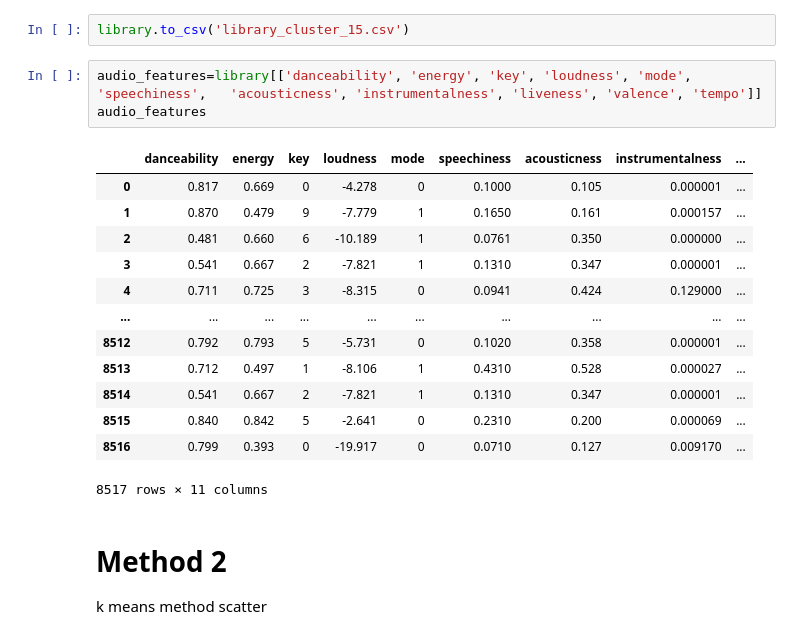
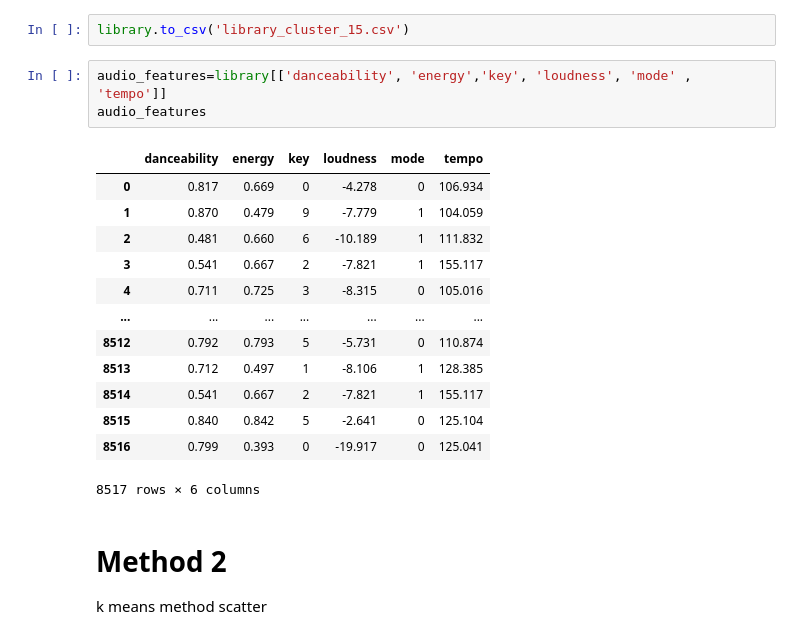
Before and after one commit to EljMorgan/ProjectSpotipy_MusicRecommender, a Jupyter notebook: part_cluster_8k.ipynb, the cells around one changed output. Cells and saved outputs as stored; diff of their text form.

```diff
--- a/part_cluster_8k.ipynb
+++ b/part_cluster_8k.ipynb
@@ -149,22 +149,22 @@ fig.show()
 # %%
 library.to_csv('library_cluster_15.csv')
 # %%
-audio_features=library[['danceability', 'energy', 'key', 'loudness', 'mode', 'speechiness',   'acousticness', 'instrumentalness', 'liveness', 'valence', 'tempo']]
+audio_features=library[['danceability', 'energy','key', 'loudness', 'mode' , 'tempo']]
 audio_features
 # %% [output]
-|  | danceability | energy | key | loudness | mode | speechiness | acousticness | instrumentalness | ... |
-| 0 | 0.817 | 0.669 | 0 | -4.278 | 0 | 0.1000 | 0.105 | 0.000001 | ... |
-| 1 | 0.870 | 0.479 | 9 | -7.779 | 1 | 0.1650 | 0.161 | 0.000157 | ... |
-| 2 | 0.481 | 0.660 | 6 | -10.189 | 1 | 0.0761 | 0.350 | 0.000000 | ... |
-| 3 | 0.541 | 0.667 | 2 | -7.821 | 1 | 0.1310 | 0.347 | 0.000001 | ... |
-| 4 | 0.711 | 0.725 | 3 | -8.315 | 0 | 0.0941 | 0.424 | 0.129000 | ... |
-| ... | ... | ... | ... | ... | ... | ... | ... | ... | ... |
-| 8512 | 0.792 | 0.793 | 5 | -5.731 | 0 | 0.1020 | 0.358 | 0.000001 | ... |
-| 8513 | 0.712 | 0.497 | 1 | -8.106 | 1 | 0.4310 | 0.528 | 0.000027 | ... |
-| 8514 | 0.541 | 0.667 | 2 | -7.821 | 1 | 0.1310 | 0.347 | 0.000001 | ... |
-| 8515 | 0.840 | 0.842 | 5 | -2.641 | 0 | 0.2310 | 0.200 | 0.000069 | ... |
-| 8516 | 0.799 | 0.393 | 0 | -19.917 | 0 | 0.0710 | 0.127 | 0.009170 | ... |
+|  | danceability | energy | key | loudness | mode | tempo |
+| 0 | 0.817 | 0.669 | 0 | -4.278 | 0 | 106.934 |
+| 1 | 0.870 | 0.479 | 9 | -7.779 | 1 | 104.059 |
+| 2 | 0.481 | 0.660 | 6 | -10.189 | 1 | 111.832 |
+| 3 | 0.541 | 0.667 | 2 | -7.821 | 1 | 155.117 |
+| 4 | 0.711 | 0.725 | 3 | -8.315 | 0 | 105.016 |
+| ... | ... | ... | ... | ... | ... | ... |
+| 8512 | 0.792 | 0.793 | 5 | -5.731 | 0 | 110.874 |
+| 8513 | 0.712 | 0.497 | 1 | -8.106 | 1 | 128.385 |
+| 8514 | 0.541 | 0.667 | 2 | -7.821 | 1 | 155.117 |
+| 8515 | 0.840 | 0.842 | 5 | -2.641 | 0 | 125.104 |
+| 8516 | 0.799 | 0.393 | 0 | -19.917 | 0 | 125.041 |
-8517 rows × 11 columns
+8517 rows × 6 columns
 # %% [markdown]
 # Method 2
 k means method scatter
```
Also changed, not shown: parts of 10 cells of this notebook, 3 other files.
